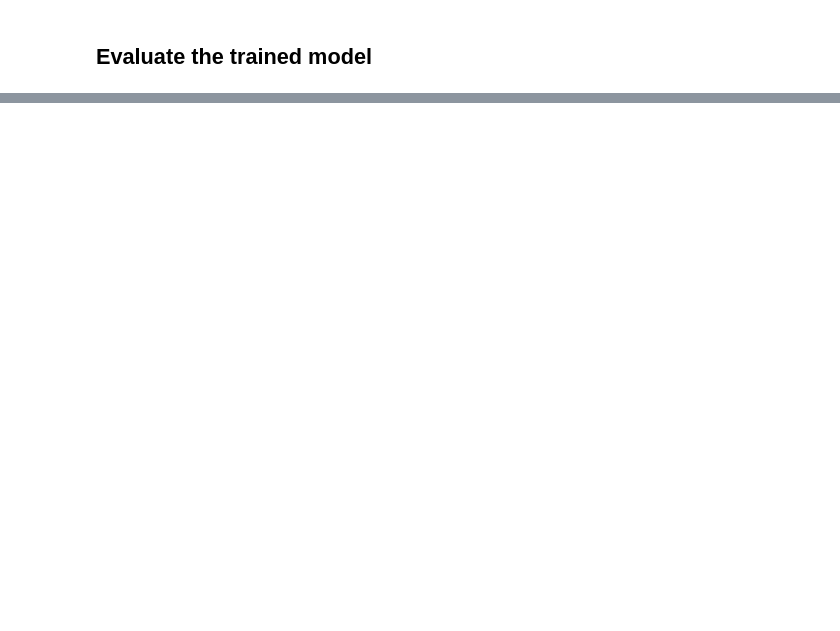
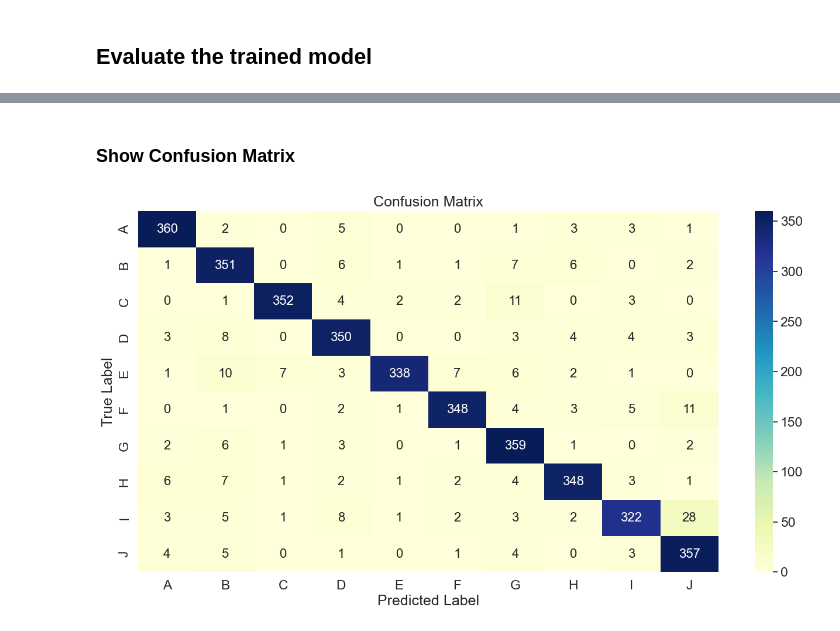
Before and after one commit to M2-BDIA/machine-learning-letter-classification, a Jupyter notebook: letter_classification.ipynb, the cells around one changed output, grey strips where cells are left out. Saved outputs shown, nothing was run; the diff lists cells and outputs as text; code cells hidden in the pictures; blank space fills up the shorter version.

```diff
--- a/letter_classification.ipynb
+++ b/letter_classification.ipynb
@@ -187,0 +232,3 @@ Epoch 15/15
+# %%
+# model.fit(x_train, y_train, batch_size=batch_size, epochs=30, steps_per_epoch=len(x_train) // batch_size)
+model.fit(datagen.flow(x_train, y_train, batch_size=100), epochs=30, steps_per_epoch=len(x_train) // 100, validation_data=(x_val, y_val))
@@ -196,0 +263,3 @@ Test accuracy: 0.81413334608078
+# %%
+# Perform Prediction
+y_pred = model.predict(x_test)
@@ -197,3 +268,23 @@ Test accuracy: 0.81413334608078
+# %% [markdown]
+### Show Confusion Matrix
+# %%
+def plot_confusion_matrix(y_test, y_pred, nb_classes):
+    classes = np.arange(nb_classes)
+    classes_print = [chr(i) for i in range(65, 65 + nb_classes)]
+    cm = confusion_matrix(y_test, y_pred, labels=classes)
+    cm_df = pd.DataFrame(cm, index=classes_print, columns=classes_print)
+
+    plt.figure(1, figsize=(16, 8))
+    sns.set(font_scale=1.5, color_codes=True, palette='deep')
+    sns.heatmap(cm_df, annot=True, annot_kws={'size': 16}, fmt='d', cmap='YlGnBu')
+    plt.ylabel("True Label")
+    plt.xlabel("Predicted Label")
+    plt.title('Confusion Matrix')
+    plt.show()
+# %%
+plot_confusion_matrix(y_test.argmax(axis=1), y_pred.argmax(axis=1), 10)
+# %% [output]
+[figure, added]
 # %% [markdown]
 ### Results - used to find the best architecture and hyperparameters
 * Architecture LeNet-5 \
```
Also changed, not shown: parts of 19 cells of this notebook.
